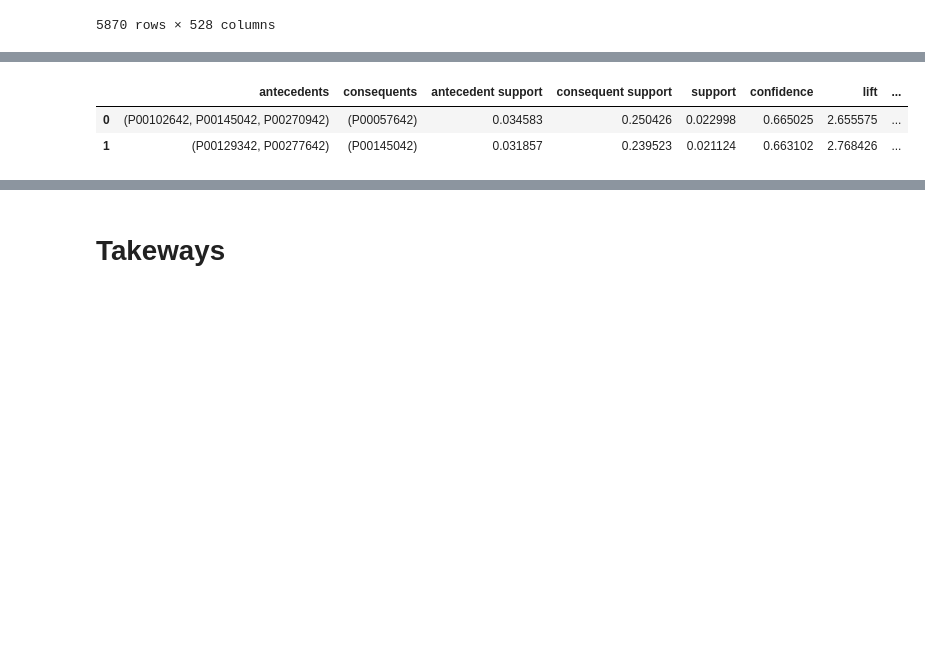
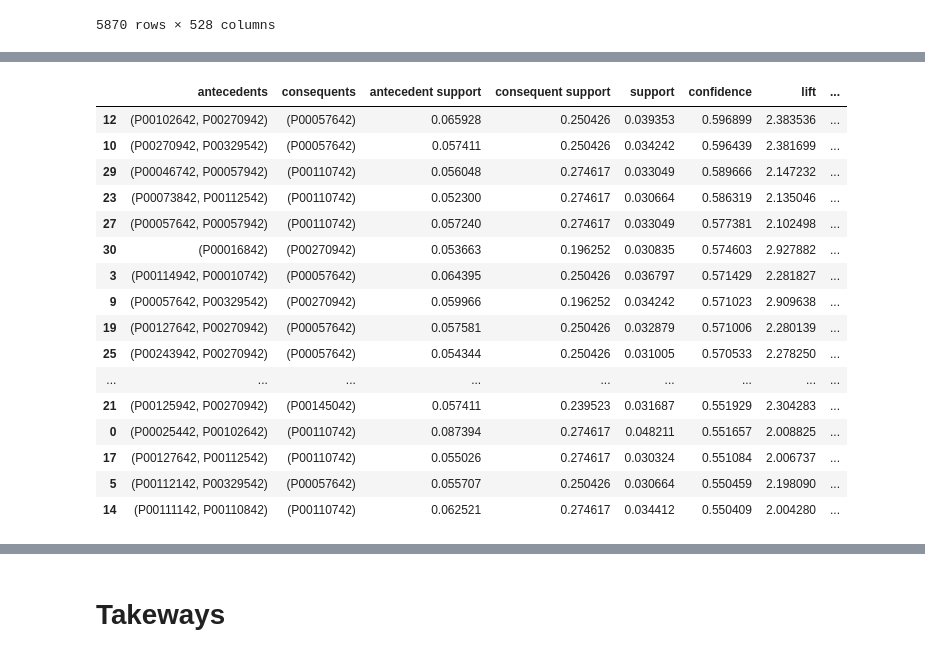
Before and after one commit to cetinus-gulin/ie423, a Jupyter notebook: task5-6-7/task7-gulin.ipynb, the cells around one changed output, grey strips where cells are left out. Saved outputs shown, nothing was run; the diff lists cells and outputs as text; code cells hidden in the pictures; blank space fills up the shorter version.

```diff
--- a/task5-6-7/task7-gulin.ipynb
+++ b/task5-6-7/task7-gulin.ipynb
@@ -127,6 +127,6 @@ Wall time: 25.1 s
 
 from mlxtend.frequent_patterns import fpgrowth
 
-frequent_itemsets = fpgrowth(dfPurchase, min_support=0.02, use_colnames=True)
+frequent_itemsets = fpgrowth(dfPurchase, min_support=0.03, use_colnames=True)
 frequent_itemsets
 # %% [output]
@@ -148,15 +148,29 @@ Wall time: 5.21 s
 # %%
 # Evaluate the metrics, and filter the items and itemsets that have at least 65% confidence
 
 from mlxtend.frequent_patterns import association_rules
 
-a_rules = association_rules(frequent_itemsets, metric="confidence", min_threshold=0.65)
+a_rules = association_rules(frequent_itemsets, metric="confidence", min_threshold=0.55)
 a_rules.sort_values(by=['confidence'],ascending=False,inplace=True)
 a_rules
 # %% [output]
 |  | antecedents | consequents | antecedent support | consequent support | support | confidence | lift | ... |
-| 0 | (P00102642, P00145042, P00270942) | (P00057642) | 0.034583 | 0.250426 | 0.022998 | 0.665025 | 2.655575 | ... |
-| 1 | (P00129342, P00277642) | (P00145042) | 0.031857 | 0.239523 | 0.021124 | 0.663102 | 2.768426 | ... |
+| 12 | (P00102642, P00270942) | (P00057642) | 0.065928 | 0.250426 | 0.039353 | 0.596899 | 2.383536 | ... |
+| 10 | (P00270942, P00329542) | (P00057642) | 0.057411 | 0.250426 | 0.034242 | 0.596439 | 2.381699 | ... |
+| 29 | (P00046742, P00057942) | (P00110742) | 0.056048 | 0.274617 | 0.033049 | 0.589666 | 2.147232 | ... |
+| 23 | (P00073842, P00112542) | (P00110742) | 0.052300 | 0.274617 | 0.030664 | 0.586319 | 2.135046 | ... |
+| 27 | (P00057642, P00057942) | (P00110742) | 0.057240 | 0.274617 | 0.033049 | 0.577381 | 2.102498 | ... |
+| 30 | (P00016842) | (P00270942) | 0.053663 | 0.196252 | 0.030835 | 0.574603 | 2.927882 | ... |
+| 3 | (P00114942, P00010742) | (P00057642) | 0.064395 | 0.250426 | 0.036797 | 0.571429 | 2.281827 | ... |
+| 9 | (P00057642, P00329542) | (P00270942) | 0.059966 | 0.196252 | 0.034242 | 0.571023 | 2.909638 | ... |
+| 19 | (P00127642, P00270942) | (P00057642) | 0.057581 | 0.250426 | 0.032879 | 0.571006 | 2.280139 | ... |
+| 25 | (P00243942, P00270942) | (P00057642) | 0.054344 | 0.250426 | 0.031005 | 0.570533 | 2.278250 | ... |
+| ... | ... | ... | ... | ... | ... | ... | ... | ... |
+| 21 | (P00125942, P00270942) | (P00145042) | 0.057411 | 0.239523 | 0.031687 | 0.551929 | 2.304283 | ... |
+| 0 | (P00025442, P00102642) | (P00110742) | 0.087394 | 0.274617 | 0.048211 | 0.551657 | 2.008825 | ... |
+| 17 | (P00127642, P00112542) | (P00110742) | 0.055026 | 0.274617 | 0.030324 | 0.551084 | 2.006737 | ... |
+| 5 | (P00112142, P00329542) | (P00057642) | 0.055707 | 0.250426 | 0.030664 | 0.550459 | 2.198090 | ... |
+| 14 | (P00111142, P00110842) | (P00110742) | 0.062521 | 0.274617 | 0.034412 | 0.550409 | 2.004280 | ... |
 # %%
 # Learn the lowest confidence percentage
 a_rules = association_rules(frequent_itemsets, metric="confidence", min_threshold=0.0)
```
Also changed, not shown: parts of 5 cells of this notebook.
